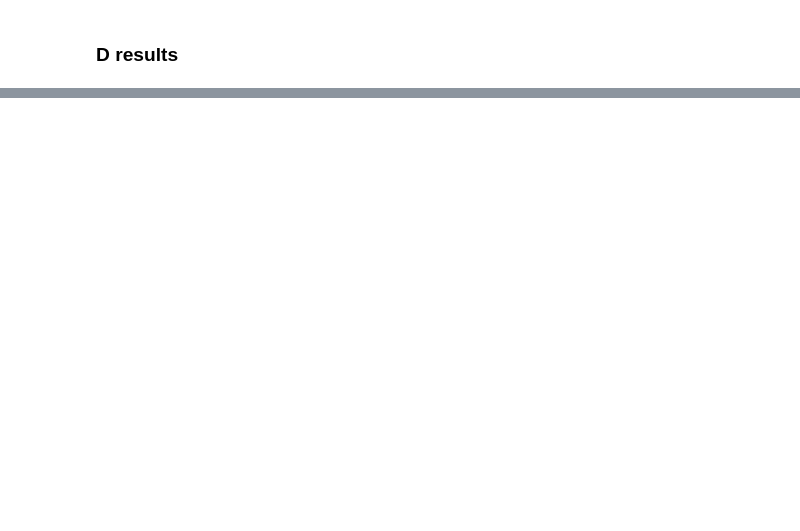
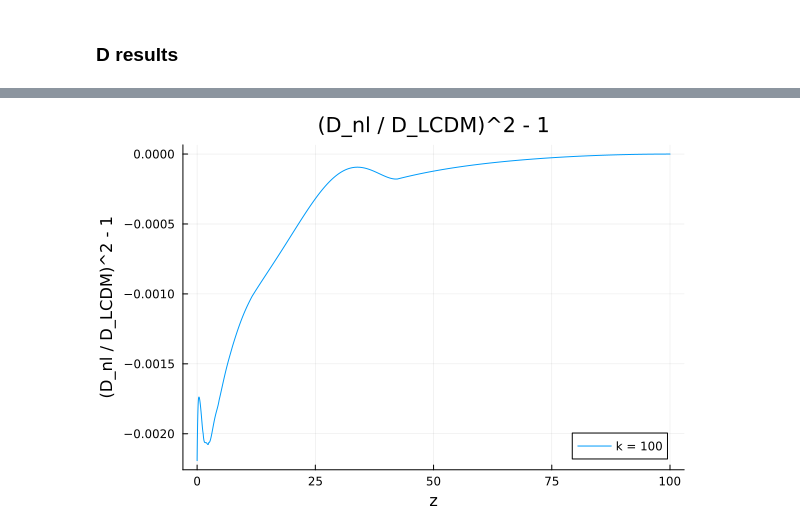
Before and after one commit to Reverse-Pyramid/Nonlocal-21cm-Cosmology, a Jupyter notebook: Nonlocal_21cm/Testing/test.ipynb, the cells around one changed output, grey strips where cells are left out. Cells and saved outputs as stored; diff of their text form; code cells hidden in the pictures; blank space fills up the shorter version.

Commit message:
Added transfer function and solved power spectrum

```diff
--- a/Nonlocal_21cm/Testing/test.ipynb
+++ b/Nonlocal_21cm/Testing/test.ipynb
@@ -25,0 +27,8 @@ PFL.plot_d_LCDM!(1000)
+# %%
+k = 100
+z_nl, d_nl = PF.d_solve(k)
+z_LCDM, d_LCDM = PFL.d_solve_LCDM(k)
+d_ratio = (d_nl ./ d_LCDM) .^ 2 .- 1
+plot(z_nl, d_ratio, title = "(D_nl / D_LCDM)^2 - 1", label = "k = $k", xlabel = "z", ylabel = "(D_nl / D_LCDM)^2 - 1")
+# %% [output]
+[figure, added]
```
Also changed, not shown: parts of 7 cells of this notebook, 7 other files.
